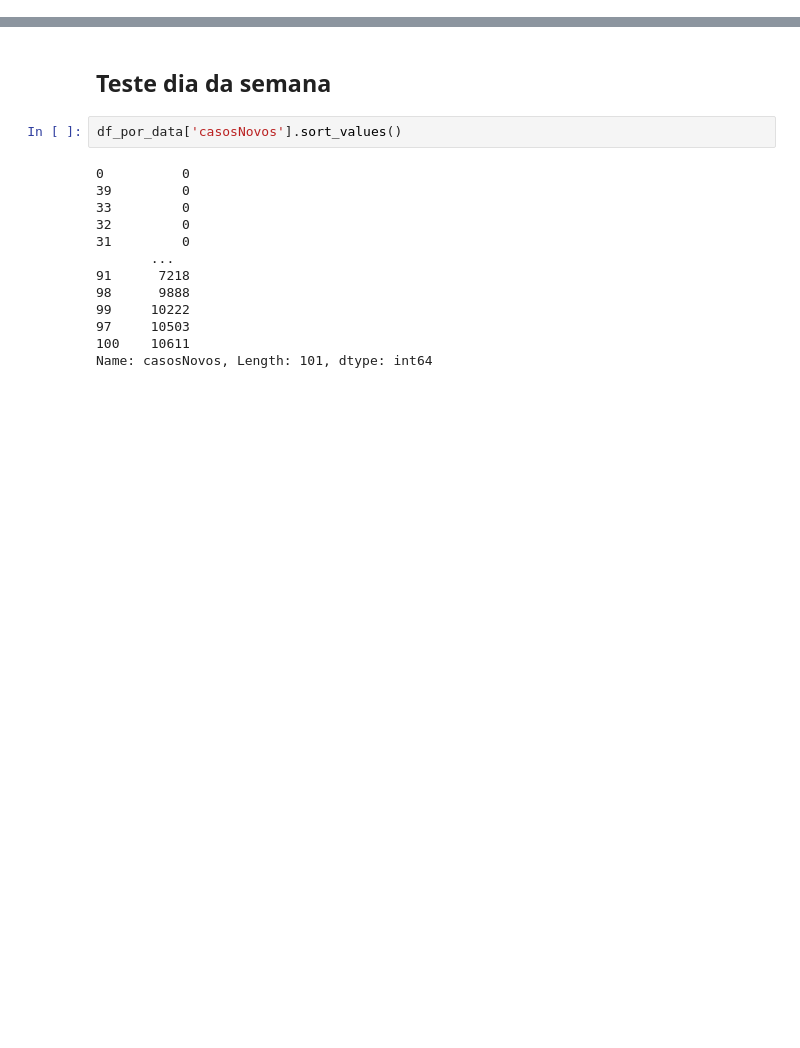
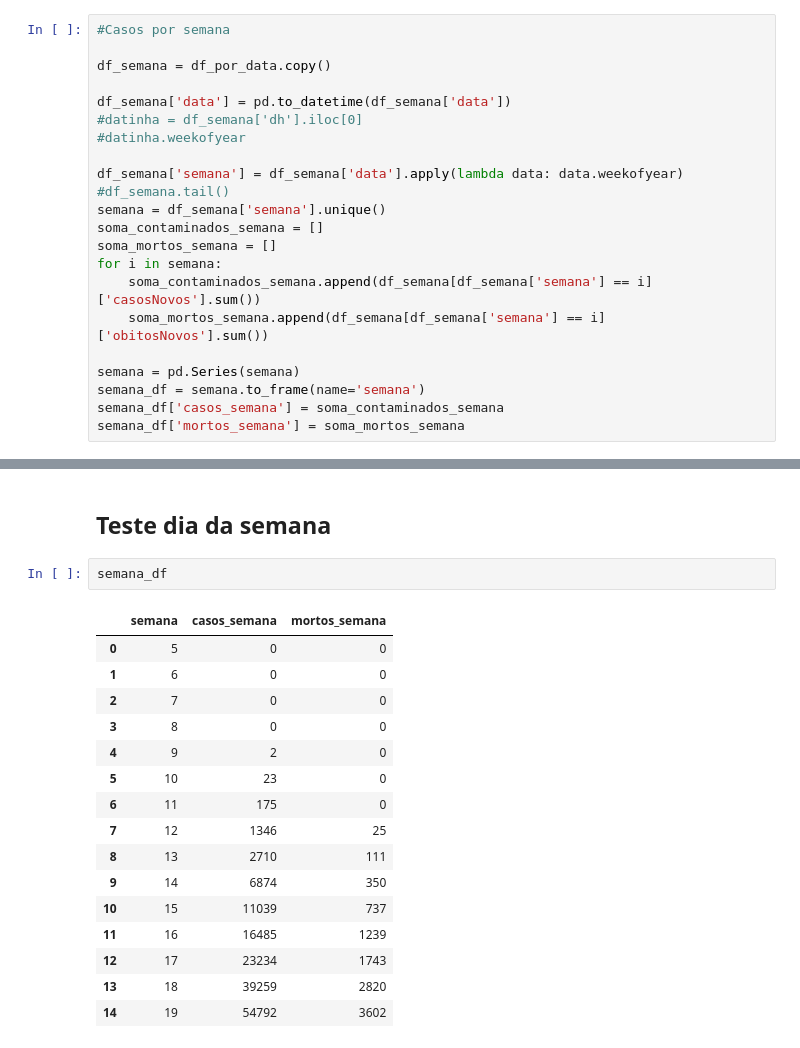
Before and after one commit to Rafaelcerq28/Analise_Covid-19, a Jupyter notebook: Análise da COVID-19 no Brasil.ipynb, the cells around one changed output, grey strips where cells are left out. Cells and saved outputs as stored; diff of their text form; blank space fills up the shorter version.

```diff
--- a/Análise da COVID-19 no Brasil.ipynb
+++ b/Análise da COVID-19 no Brasil.ipynb
@@ -131,6 +131,28 @@ df_por_data.tail(1)
 # %% [output]
 |  | data | casosAcumulados | obitosAcumulados | casosNovos | obitosNovos | aumentoPercent |
 | 100 | 2020-05-09 | 155939 | 10627 | 10611 | 730 | 7.3 |
+# %%
+#Casos por semana
+
+df_semana = df_por_data.copy()
+
+df_semana['data'] = pd.to_datetime(df_semana['data'])
+#datinha = df_semana['dh'].iloc[0]
+#datinha.weekofyear
+
+df_semana['semana'] = df_semana['data'].apply(lambda data: data.weekofyear)
+#df_semana.tail()
+semana = df_semana['semana'].unique()
+soma_contaminados_semana = []
+soma_mortos_semana = []
+for i in semana:
+    soma_contaminados_semana.append(df_semana[df_semana['semana'] == i]['casosNovos'].sum())
+    soma_mortos_semana.append(df_semana[df_semana['semana'] == i]['obitosNovos'].sum())
+
+semana = pd.Series(semana)
+semana_df = semana.to_frame(name='semana')
+semana_df['casos_semana'] = soma_contaminados_semana
+semana_df['mortos_semana'] = soma_mortos_semana
 # %% [markdown]
 # Dados da doença no Brasil
 # %% [markdown]
@@ -412,17 +412,21 @@ plt.show()
 # %% [markdown]
 ## Teste dia da semana
-# %%
-df_por_data['casosNovos'].sort_values()
-# %% [output]
-0          0
-39         0
-33         0
-32         0
-31         0
-       ...
-91      7218
-98      9888
-99     10222
-97     10503
-100    10611
-Name: casosNovos, Length: 101, dtype: int64
+# %%
+semana_df
+# %% [output]
+|  | semana | casos_semana | mortos_semana |
+| 0 | 5 | 0 | 0 |
+| 1 | 6 | 0 | 0 |
+| 2 | 7 | 0 | 0 |
+| 3 | 8 | 0 | 0 |
+| 4 | 9 | 2 | 0 |
+| 5 | 10 | 23 | 0 |
+| 6 | 11 | 175 | 0 |
+| 7 | 12 | 1346 | 25 |
+| 8 | 13 | 2710 | 111 |
+| 9 | 14 | 6874 | 350 |
+| 10 | 15 | 11039 | 737 |
+| 11 | 16 | 16485 | 1239 |
+| 12 | 17 | 23234 | 1743 |
+| 13 | 18 | 39259 | 2820 |
+| 14 | 19 | 54792 | 3602 |
```
Also changed, not shown: parts of 6 cells of this notebook.
